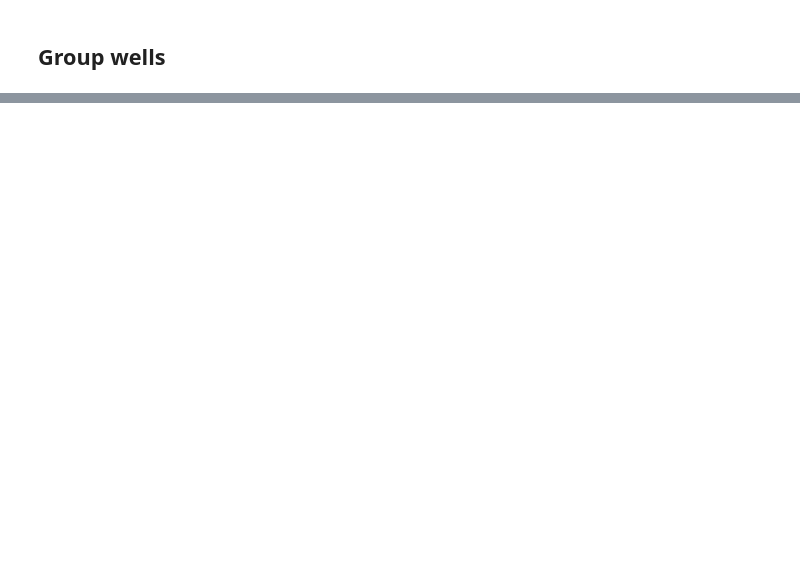
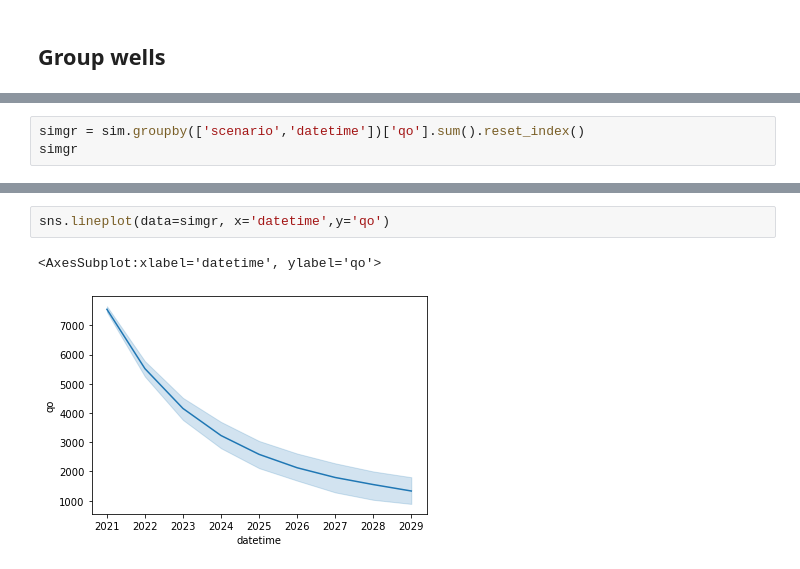
Before and after one commit to scuervo91/reservoirpy, a Jupyter notebook: examples/wellproductivity/7-schedule_forecast-Copy1.ipynb, the cells around one changed output, grey strips where cells are left out. Drawn from its saved outputs; the diff is of its cells as text; blank space fills up the shorter version.

```diff
--- a/examples/wellproductivity/7-schedule_forecast-Copy1.ipynb
+++ b/examples/wellproductivity/7-schedule_forecast-Copy1.ipynb
@@ -350,0 +515,3 @@ pr1.add_schedule(
+# %%
+simgr = sim.groupby(['scenario','datetime'])['qo'].sum().reset_index()
+simgr
@@ -350,0 +532,5 @@ pr1.add_schedule(
+# %%
+sns.lineplot(data=simgr, x='datetime',y='qo')
+# %% [output]
+<AxesSubplot:xlabel='datetime', ylabel='qo'>
+[figure, added]
```
Also changed, not shown: parts of 39 cells of this notebook, 1 other file.
